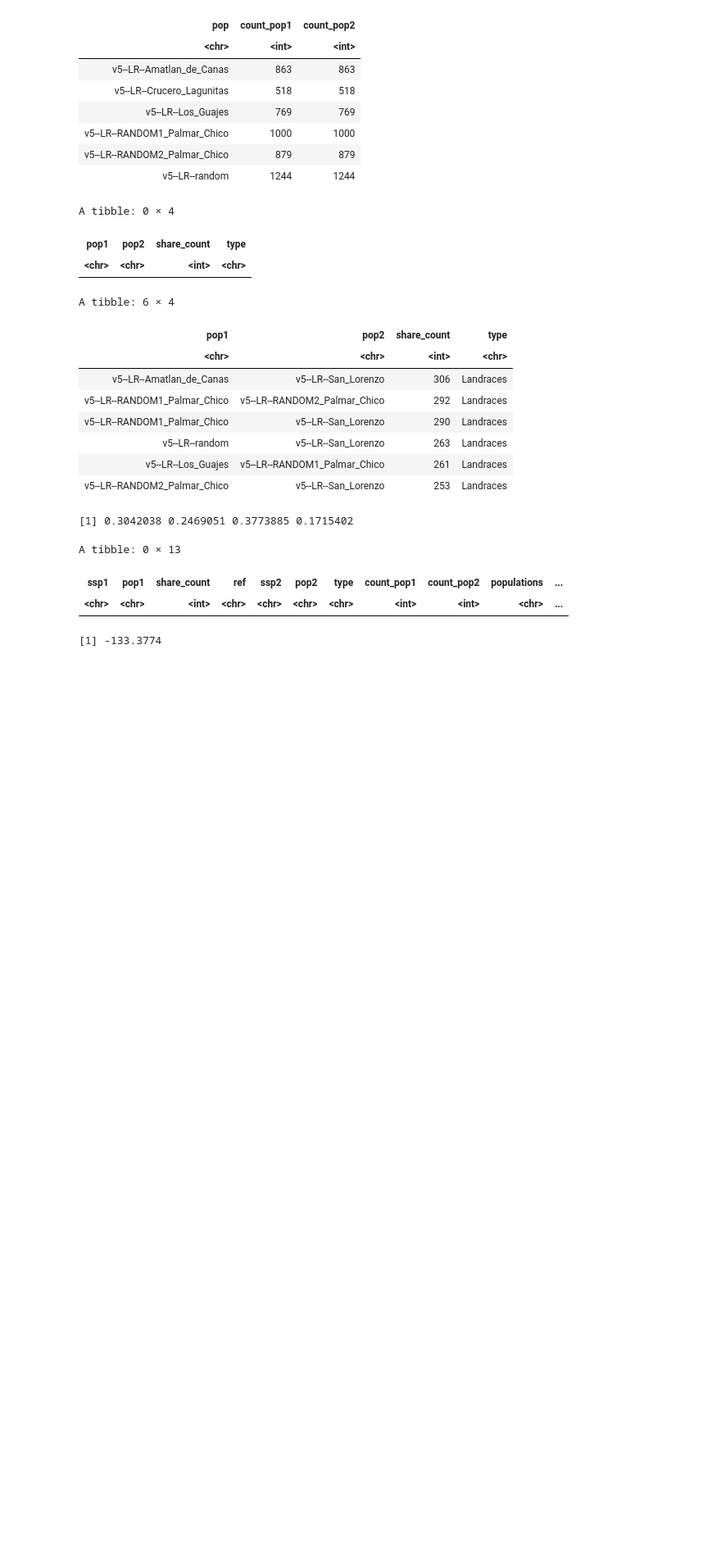
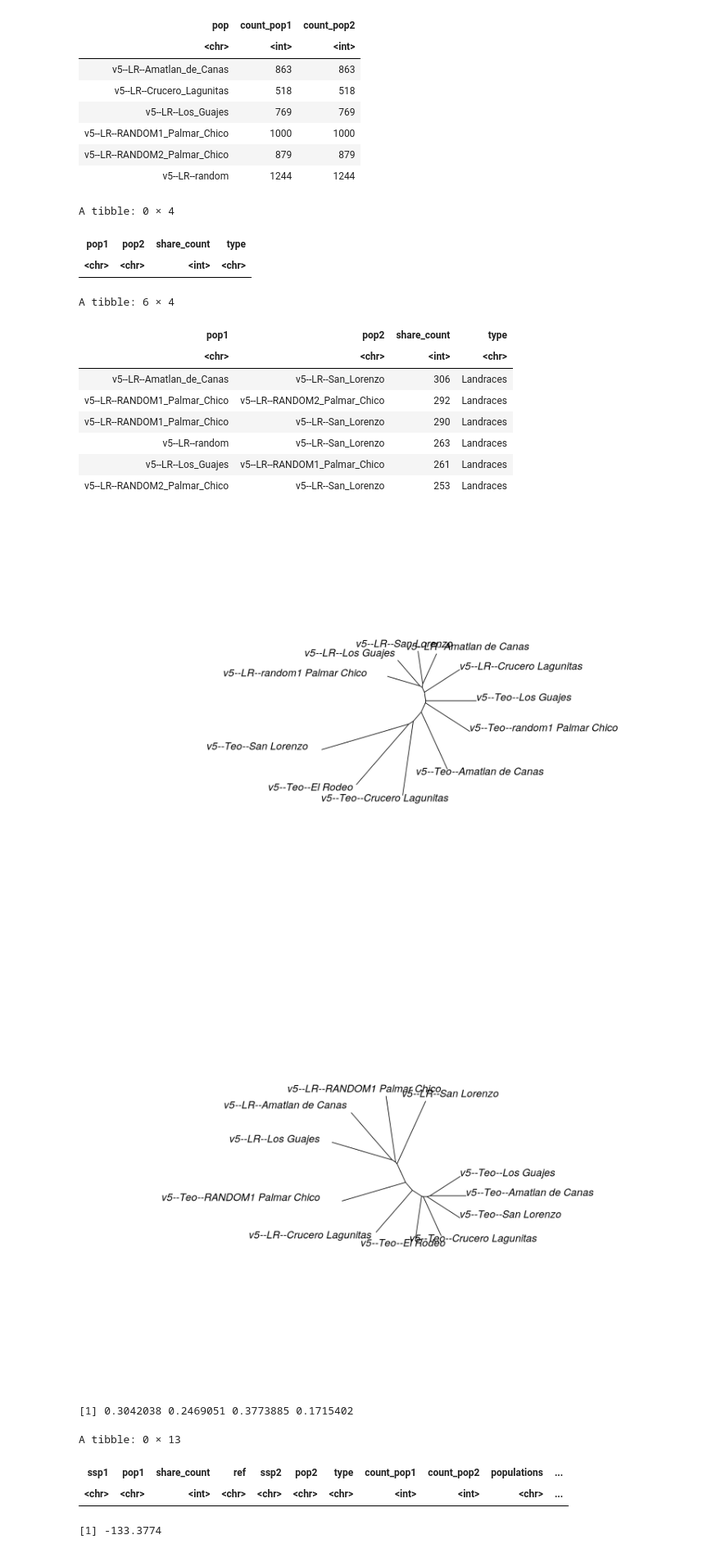
Before and after one commit to silastittes/parv_local, a Jupyter notebook: notebooks/Raisd_sharing_rdmc .ipynb, the cells around one changed output. Shown at 82% size. Saved outputs shown, nothing was run; the diff lists cells and outputs as text; code cells hidden in the pictures; blank space fills up the shorter version.

```diff
--- a/notebooks/Raisd_sharing_rdmc .ipynb
+++ b/notebooks/Raisd_sharing_rdmc .ipynb
@@ -537,6 +571,12 @@ A tibble: 6 × 4
 | v5--LR--random | v5--LR--San_Lorenzo | 263 | Landraces |
 | v5--LR--Los_Guajes | v5--LR--RANDOM1_Palmar_Chico | 261 | Landraces |
 | v5--LR--RANDOM2_Palmar_Chico | v5--LR--San_Lorenzo | 253 | Landraces |
+# %%
+plot(as.phylo(hclust(neut_mat)), type = "unrooted")
+plot(as.phylo(hclust(sweep_mat)), type = "unrooted")
+# %% [output]
+[figure, added]
+[figure, added]
 # %%
 full_pair_df <- pair_df %>%
     left_join(., dplyr::select(pop_count_df, -count_pop2), by = c("pop1" = "pop")) %>%
```
Also changed, not shown: parts of 4 cells of this notebook, 12 other files.
